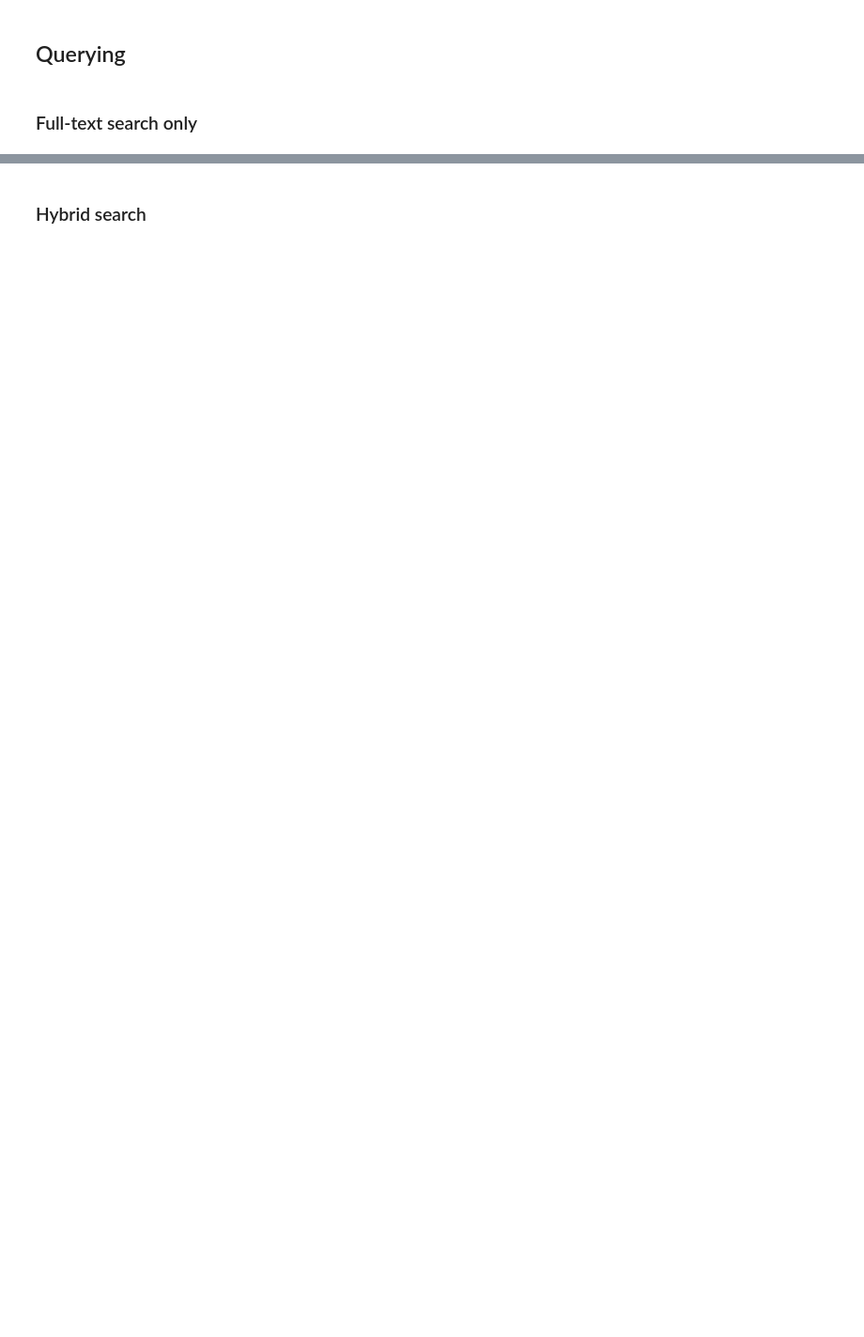
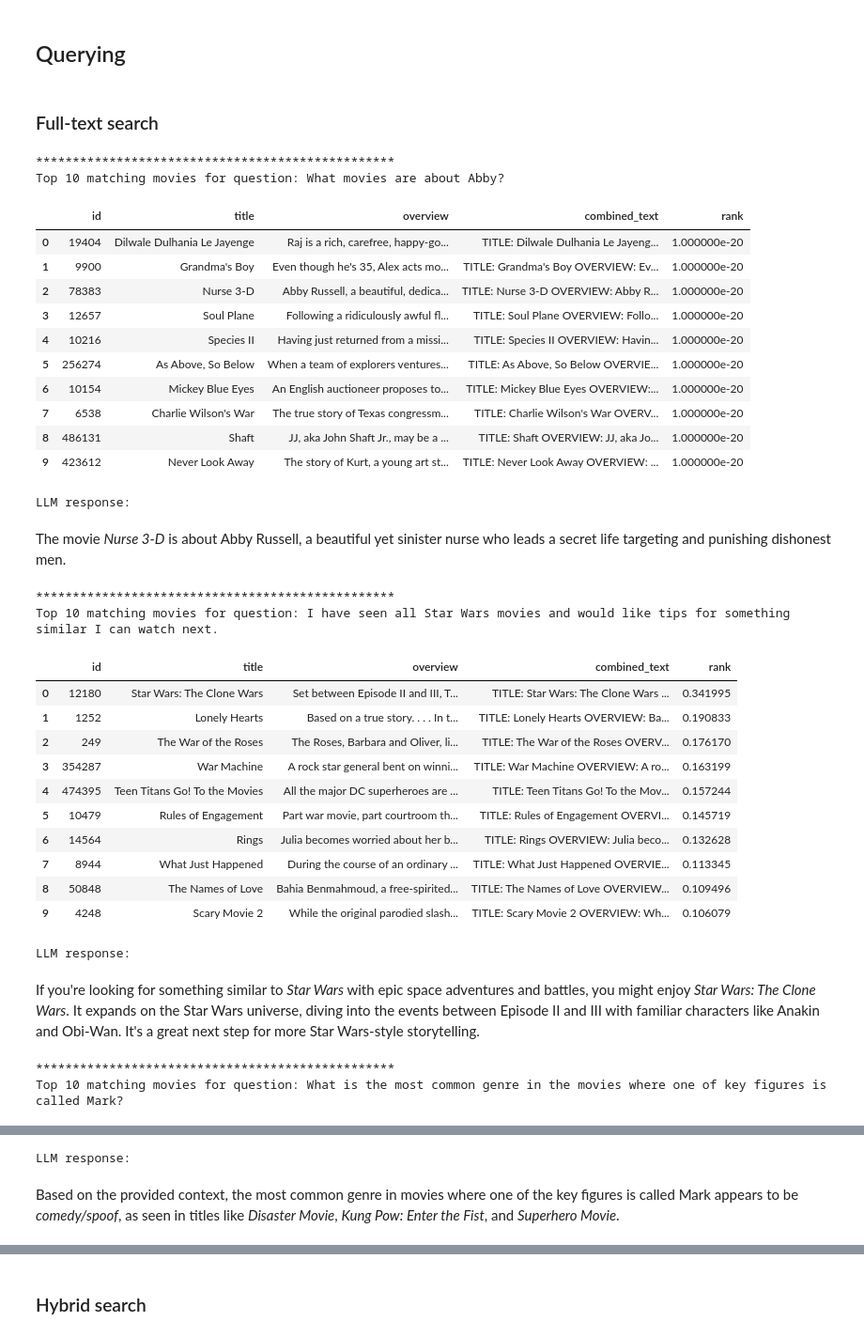
Before and after one commit to tkubica12/azure-workshops, a Jupyter notebook: d-ai-graphrag/guide.ipynb, the cells around one changed output, grey strips where cells are left out. Shown at 94% size. Drawn from its saved outputs; the diff is of its cells as text; code cells hidden in the pictures; blank space fills up the shorter version.

```diff
--- a/d-ai-graphrag/guide.ipynb
+++ b/d-ai-graphrag/guide.ipynb
@@ -57,3 +64,21 @@ conn = psycopg2.connect(db_uri)
+# %%
+import psycopg2
+from psycopg2 import sql
+from openai import AzureOpenAI
+
+conn = psycopg2.connect(db_uri)
+
+gpt_4o_client = AzureOpenAI(
+    azure_endpoint=GPT_4O_ENDPOINT,
+    api_key=GPT_4O_KEY,
+    api_version="2024-05-01-preview",
+)
+
+gpt_4o_mini_client = AzureOpenAI(
+    azure_endpoint=GPT_4O_MINI_ENDPOINT,
+    api_key=GPT_4O_MINI_KEY,
+    api_version="2024-05-01-preview",
+)
 # %% [markdown]
 ### Install and configure extensions
 # %% [markdown]
@@ -275,6 +300,8 @@ pd.DataFrame(result, columns=columns)
 # %% [markdown]
 ## Querying
 # %%
-question1 = "What movie was about Jayenge?"
-question2 = "I have seen all Star Wars movies and would like tips for something similar I can watch next."
-question3 = "What is the most common genre in the movies where one of key actors is called Mark?"
+questions = [
+    "What movies are about Abby?",
+    "I have seen all Star Wars movies and would like tips for something similar I can watch next.",
+    "What is the most common genre of the movies where one of key figures is called Mark?"
+]
@@ -281,2 +349,51 @@ question3 = "What is the most common genre in the movies where one of key actors
 # %% [markdown]
-### Full-text search only
+### Full-text search
+# %%
+import pandas as pd
+
+for q in questions:
+    # Execute full-text search query in PostgreSQL
+    search_query = """
+    SELECT id, title, overview, combined_text,
+           ts_rank(full_text_search, plainto_tsquery('english', %s)) as rank
+    FROM movies
+    ORDER BY rank DESC
+    LIMIT 10;
+    """
+    df_results = execute_query(search_query, (q,))
+
+    response = llm_final_answer(q, build_context(df_results))
+    print_output(df_results=df_results, question=q, response=response)
+# %% [output]
+*************************************************
+Top 10 matching movies for question: What movies are about Abby?
+|  | id | title | overview | combined_text | rank |
+| 0 | 19404 | Dilwale Dulhania Le Jayenge | Raj is a rich, carefree, happy-go... | TITLE: Dilwale Dulhania Le Jayeng... | 1.000000e-20 |
+| 1 | 9900 | Grandma's Boy | Even though he's 35, Alex acts mo... | TITLE: Grandma's Boy OVERVIEW: Ev... | 1.000000e-20 |
+| 2 | 78383 | Nurse 3-D | Abby Russell, a beautiful, dedica... | TITLE: Nurse 3-D OVERVIEW: Abby R... | 1.000000e-20 |
+| 3 | 12657 | Soul Plane | Following a ridiculously awful fl... | TITLE: Soul Plane OVERVIEW: Follo... | 1.000000e-20 |
+| 4 | 10216 | Species II | Having just returned from a missi... | TITLE: Species II OVERVIEW: Havin... | 1.000000e-20 |
+| 5 | 256274 | As Above, So Below | When a team of explorers ventures... | TITLE: As Above, So Below OVERVIE... | 1.000000e-20 |
+| 6 | 10154 | Mickey Blue Eyes | An English auctioneer proposes to... | TITLE: Mickey Blue Eyes OVERVIEW:... | 1.000000e-20 |
+| 7 | 6538 | Charlie Wilson's War | The true story of Texas congressm... | TITLE: Charlie Wilson's War OVERV... | 1.000000e-20 |
+| 8 | 486131 | Shaft | JJ, aka John Shaft Jr., may be a ... | TITLE: Shaft OVERVIEW: JJ, aka Jo... | 1.000000e-20 |
+| 9 | 423612 | Never Look Away | The story of Kurt, a young art st... | TITLE: Never Look Away OVERVIEW: ... | 1.000000e-20 |
+LLM response:
+The movie *Nurse 3-D* is about Abby Russell, a beautiful yet sinister nurse who leads a secret life targeting and punishing dishonest men.
+*************************************************
+Top 10 matching movies for question: I have seen all Star Wars movies and would like tips for something similar I can watch next.
+|  | id | title | overview | combined_text | rank |
+| 0 | 12180 | Star Wars: The Clone Wars | Set between Episode II and III, T... | TITLE: Star Wars: The Clone Wars ... | 0.341995 |
+| 1 | 1252 | Lonely Hearts | Based on a true story. . . . In t... | TITLE: Lonely Hearts OVERVIEW: Ba... | 0.190833 |
+| 2 | 249 | The War of the Roses | The Roses, Barbara and Oliver, li... | TITLE: The War of the Roses OVERV... | 0.176170 |
+| 3 | 354287 | War Machine | A rock star general bent on winni... | TITLE: War Machine OVERVIEW: A ro... | 0.163199 |
+| 4 | 474395 | Teen Titans Go! To the Movies | All the major DC superheroes are ... | TITLE: Teen Titans Go! To the Mov... | 0.157244 |
+| 5 | 10479 | Rules of Engagement | Part war movie, part courtroom th... | TITLE: Rules of Engagement OVERVI... | 0.145719 |
+| 6 | 14564 | Rings | Julia becomes worried about her b... | TITLE: Rings OVERVIEW: Julia beco... | 0.132628 |
+| 7 | 8944 | What Just Happened | During the course of an ordinary ... | TITLE: What Just Happened OVERVIE... | 0.113345 |
+| 8 | 50848 | The Names of Love | Bahia Benmahmoud, a free-spirited... | TITLE: The Names of Love OVERVIEW... | 0.109496 |
+| 9 | 4248 | Scary Movie 2 | While the original parodied slash... | TITLE: Scary Movie 2 OVERVIEW: Wh... | 0.106079 |
+LLM response:
+If you're looking for something similar to *Star Wars* with epic space adventures and battles, you might enjoy *Star Wars: The Clone Wars*. It expands on the Star Wars universe, diving into the events between Episode II and III with familiar characters like Anakin and Obi-Wan. It's a great next step for more Star Wars-style storytelling.
+*************************************************
+Top 10 matching movies for question: What is the most common genre in the movies where one of key figures is called Mark?
@@ -282,0 +411,2 @@ question3 = "What is the most common genre in the movies where one of key actors
+LLM response:
+Based on the provided context, the most common genre in movies where one of the key figures is called Mark appears to be *comedy/spoof*, as seen in titles like *Disaster Movie*, *Kung Pow: Enter the Fist*, and *Superhero Movie*.
```
Also changed, not shown: parts of 14 cells of this notebook, 1 other file.
